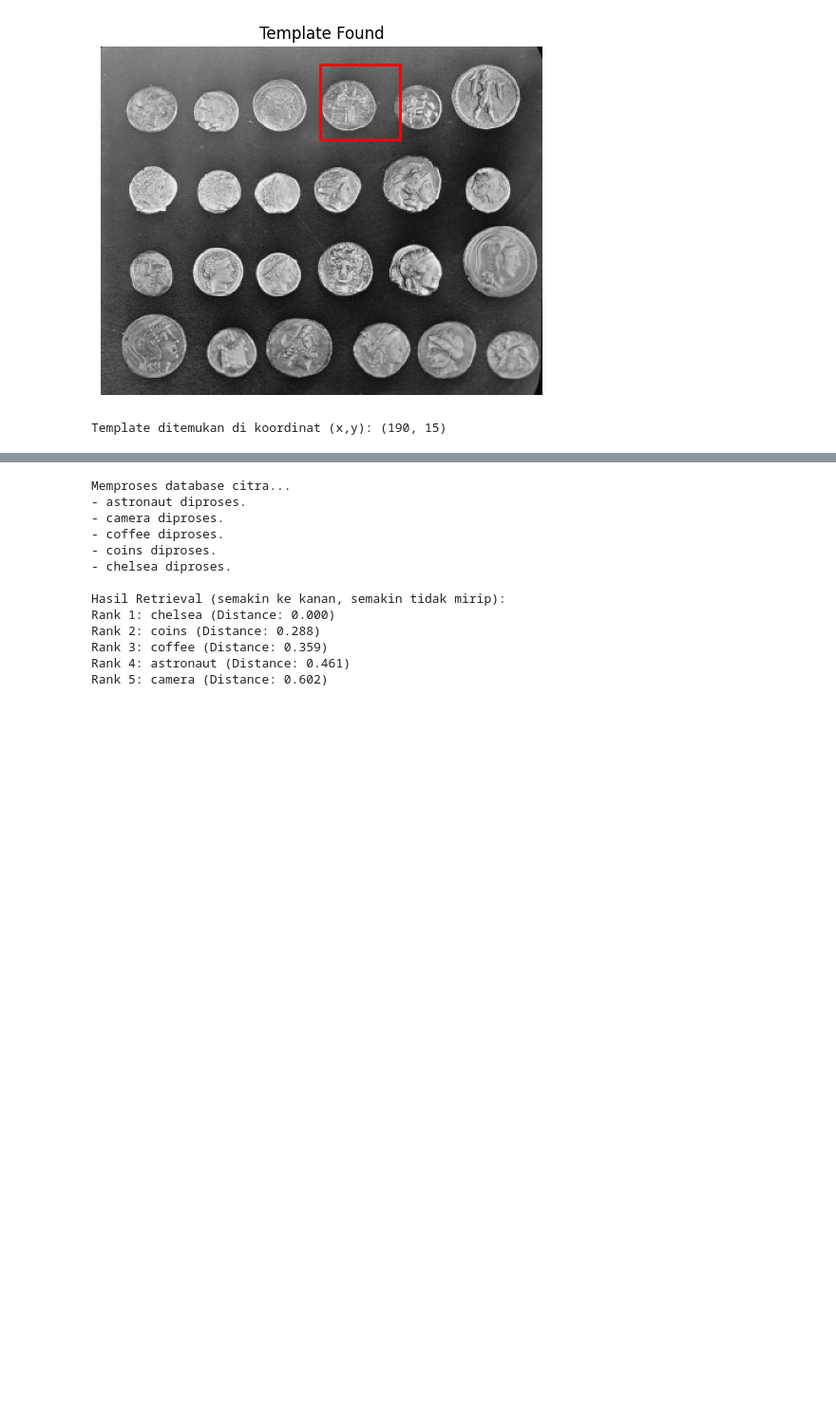
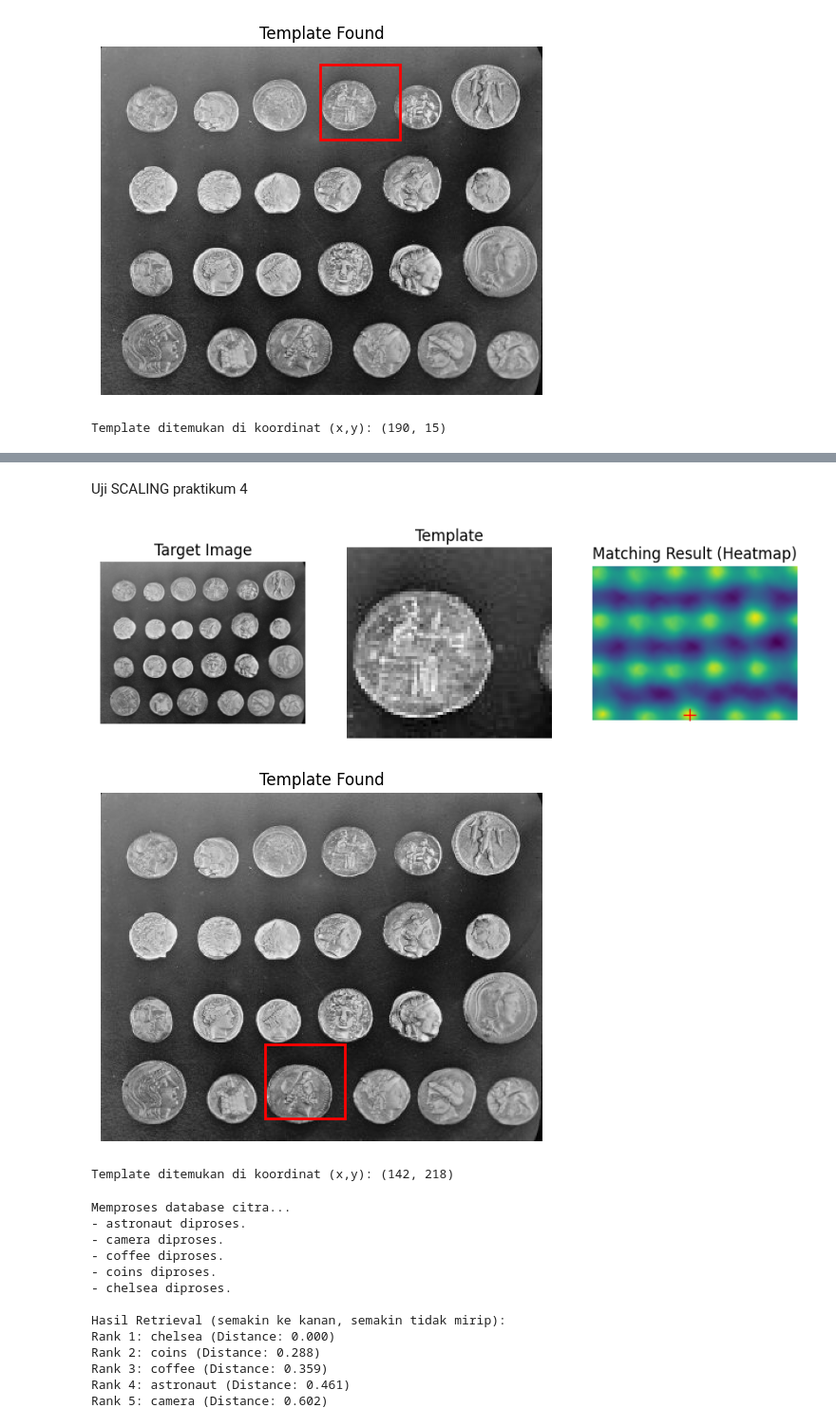
Before and after one commit to maulannafr/PengukuraanKemiripanCitra, a Jupyter notebook: Mengukur_Kemiripan_Citra_dan_Penerapannya_Dalam_Pengenalan_Pola.ipynb, the cells around one changed output, grey strips where cells are left out. Shown at 95% size. Drawn from its saved outputs; the diff is of its cells as text; code cells hidden in the pictures; blank space fills up the shorter version.

```diff
--- a/Mengukur_Kemiripan_Citra_dan_Penerapannya_Dalam_Pengenalan_Pola.ipynb
+++ b/Mengukur_Kemiripan_Citra_dan_Penerapannya_Dalam_Pengenalan_Pola.ipynb
@@ -247,3 +306,67 @@ Template ditemukan di koordinat (x,y): (190, 15)
+# %% [markdown]
+Uji SCALING praktikum 4
+# %%
+import numpy as np
+import matplotlib.pyplot as plt
+from skimage import data
+from skimage.feature import match_template
+from skimage.transform import rescale
+from skimage.util import img_as_ubyte
+
+# 1. Muat citra target dan buat/muat citra template
+image = data.coins()
+# Ambil salah satu koin sebagai template (sesuaikan koordinat jika perlu)
+template = image[15:80, 190:260]
+
+# Ubah ukuran template (skala 1.2x)
+template_scaled = rescale(template, scale=1.2, anti_aliasing=True)
+
+# Sesuaikan agar template menjadi uint8 lagi (jika perlu)
+template_scaled = img_as_ubyte(template_scaled)
+
+
+# Gunakan template yang telah diskalakan
+result = match_template(image, template_scaled)
+
+# 3. Temukan lokasi dengan skor matching tertinggi
+# np.argmax menemukan indeks linear, unravel_index mengubahnya ke koordinat 2D
+ij = np.unravel_index(np.argmax(result), result.shape)
+x, y = ij[::-1] # Koordinat (x, y) dari sudut kiri atas template yang cocok
+
+# 4. Visualisasi hasil
+fig, ax = plt.subplots(1, 3, figsize=(10, 4))
+
+ax[0].imshow(image, cmap='gray')
+ax[0].set_title('Target Image')
+ax[0].set_axis_off()
+
+ax[1].imshow(template, cmap='gray')
+ax[1].set_title('Template')
+ax[1].set_axis_off()
+
+# Menampilkan heatmap hasil matching (opsional)
+ax[2].imshow(result, cmap='viridis')
+ax[2].set_title('Matching Result (Heatmap)')
+ax[2].set_axis_off()
+# Tandai lokasi terbaik pada heatmap
+ax[2].plot(x, y, 'r+', markersize=10) # y, x karena ij adalah (row, col)
+
+# Menampilkan kotak di lokasi terbaik pada citra asli (di plot terpisah agar lebih jelas)
+fig2, ax_main = plt.subplots(figsize=(6, 6))
+ax_main.imshow(image, cmap='gray')
+ax_main.set_title('Template Found')
+ax_main.set_axis_off()
+h, w = template.shape
+rect = plt.Rectangle((x, y), w, h, edgecolor='r', facecolor='none', lw=2)
+ax_main.add_patch(rect)
+
+plt.show()
+
+print(f"Template ditemukan di koordinat (x,y): ({x}, {y})")
+# %% [output]
+[figure, added]
+[figure, added]
+Template ditemukan di koordinat (x,y): (142, 218)
 # %%
 import numpy as np
 import matplotlib.pyplot as plt
```
Also changed, not shown: parts of 4 cells of this notebook.
